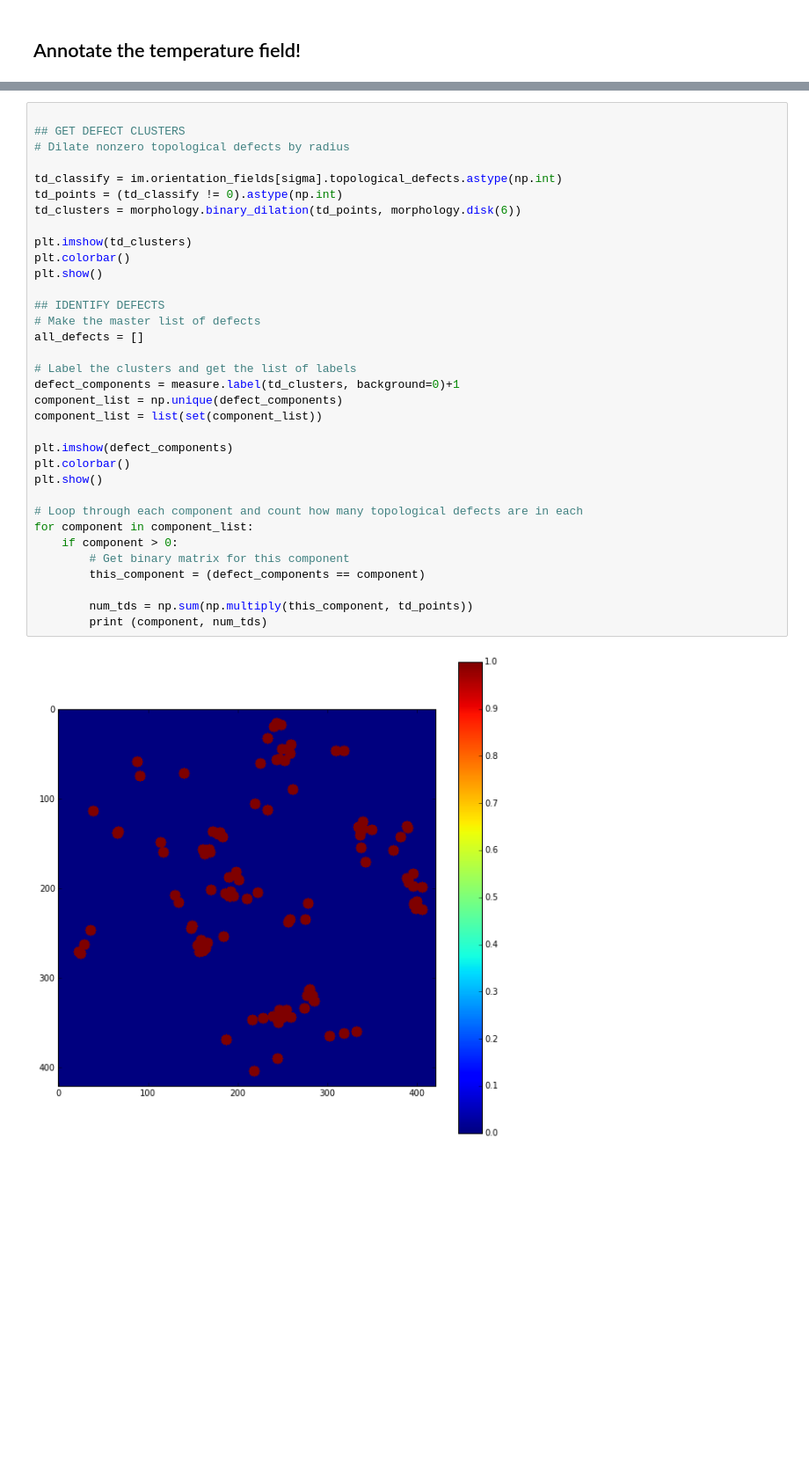
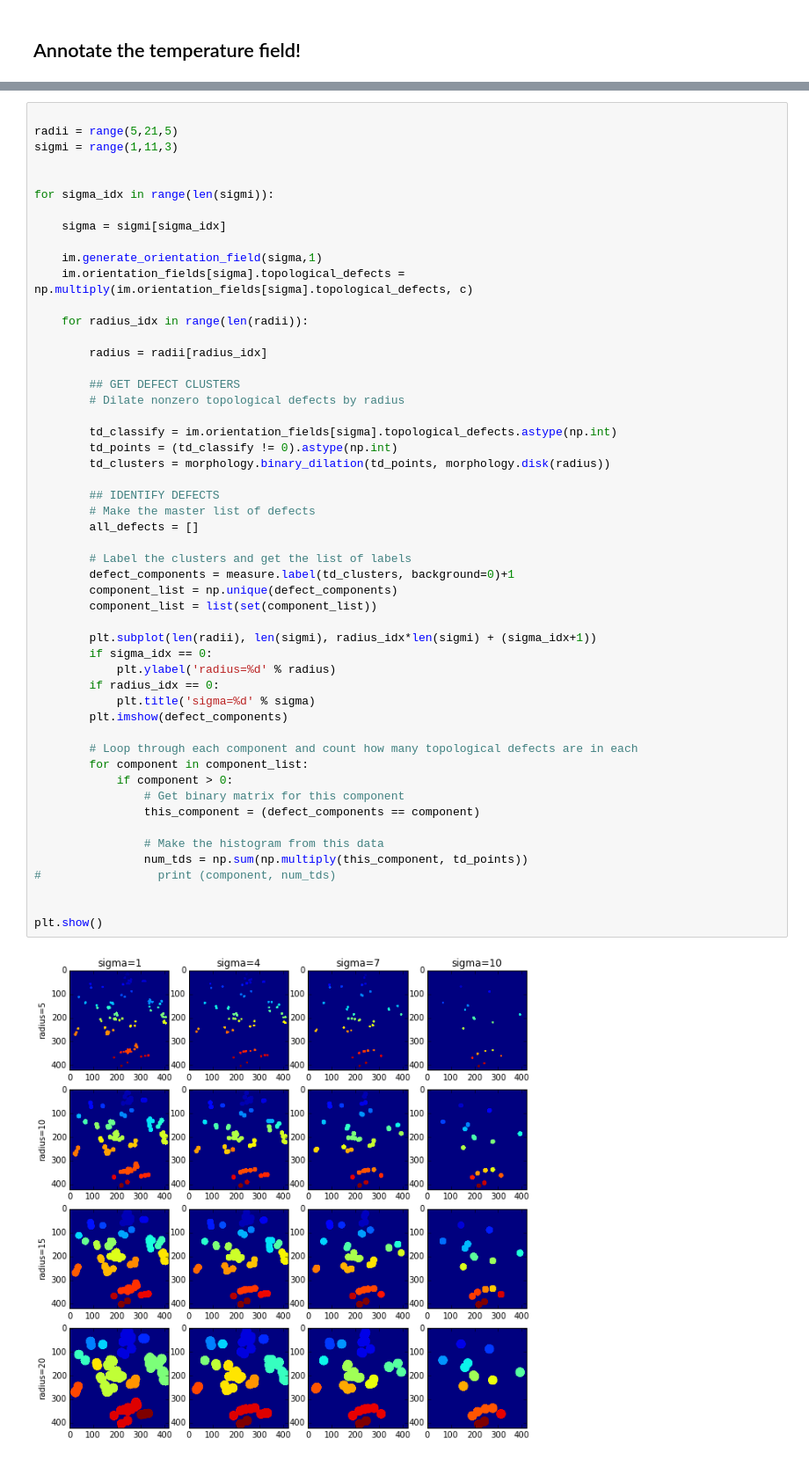
Before and after one commit to rachellevanger/image-tda-rayleigh-benard-convection, a Jupyter notebook: for_paper/AnnotateTemperatureField.ipynb, the cells around one changed output, grey strips where cells are left out. Shown at 88% size. Drawn from its saved outputs; the diff is of its cells as text; blank space fills up the shorter version.

```diff
--- a/for_paper/AnnotateTemperatureField.ipynb
+++ b/for_paper/AnnotateTemperatureField.ipynb
@@ -205,36 +198,54 @@ plt.colorbar()
 # %%
 
-## GET DEFECT CLUSTERS
-# Dilate nonzero topological defects by radius
+radii = range(5,21,5)
+sigmi = range(1,11,3)
 
-td_classify = im.orientation_fields[sigma].topological_defects.astype(np.int)
-td_points = (td_classify != 0).astype(np.int)
-td_clusters = morphology.binary_dilation(td_points, morphology.disk(6))
 
-plt.imshow(td_clusters)
-plt.colorbar()
+for sigma_idx in range(len(sigmi)):
+
+    sigma = sigmi[sigma_idx]
+
+    im.generate_orientation_field(sigma,1)
+    im.orientation_fields[sigma].topological_defects = np.multiply(im.orientation_fields[sigma].topological_defects, c)
+
+    for radius_idx in range(len(radii)):
+
+        radius = radii[radius_idx]
+
+        ## GET DEFECT CLUSTERS
+        # Dilate nonzero topological defects by radius
+
+        td_classify = im.orientation_fields[sigma].topological_defects.astype(np.int)
+        td_points = (td_classify != 0).astype(np.int)
+        td_clusters = morphology.binary_dilation(td_points, morphology.disk(radius))
+
+        ## IDENTIFY DEFECTS
+        # Make the master list of defects
+        all_defects = []
+
+        # Label the clusters and get the list of labels
+        defect_components = measure.label(td_clusters, background=0)+1
+        component_list = np.unique(defect_components)
+        component_list = list(set(component_list))
+
+        plt.subplot(len(radii), len(sigmi), radius_idx*len(sigmi) + (sigma_idx+1))
+        if sigma_idx == 0:
+            plt.ylabel('radius=%d' % radius)
+        if radius_idx == 0:
+            plt.title('sigma=%d' % sigma)
+        plt.imshow(defect_components)
+
+        # Loop through each component and count how many topological defects are in each
+        for component in component_list:
+            if component > 0:
+                # Get binary matrix for this component
+                this_component = (defect_components == component)
+
+                # Make the histogram from this data
+                num_tds = np.sum(np.multiply(this_component, td_points))
+#                 print (component, num_tds)
+
+
 plt.show()
-
-## IDENTIFY DEFECTS
-# Make the master list of defects
-all_defects = []
-
-# Label the clusters and get the list of labels
-defect_components = measure.label(td_clusters, background=0)+1
-component_list = np.unique(defect_components)
-component_list = list(set(component_list))
-
-plt.imshow(defect_components)
-plt.colorbar()
-plt.show()
-
-# Loop through each component and count how many topological defects are in each
-for component in component_list:
-    if component > 0:
-        # Get binary matrix for this component
-        this_component = (defect_components == component)
-
-        num_tds = np.sum(np.multiply(this_component, td_points))
-        print (component, num_tds)
 # %% [output]
-[figure, old version]
+[figure, new version]
```
Also changed, not shown: parts of 3 cells of this notebook.
